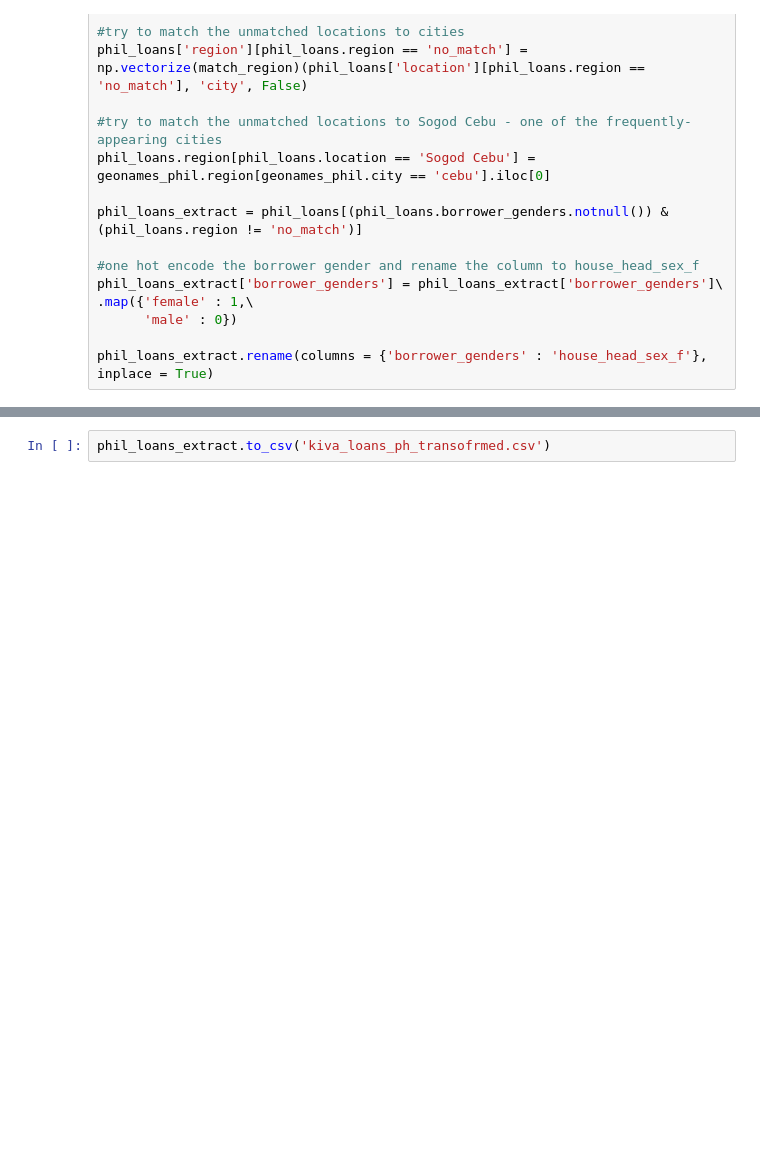
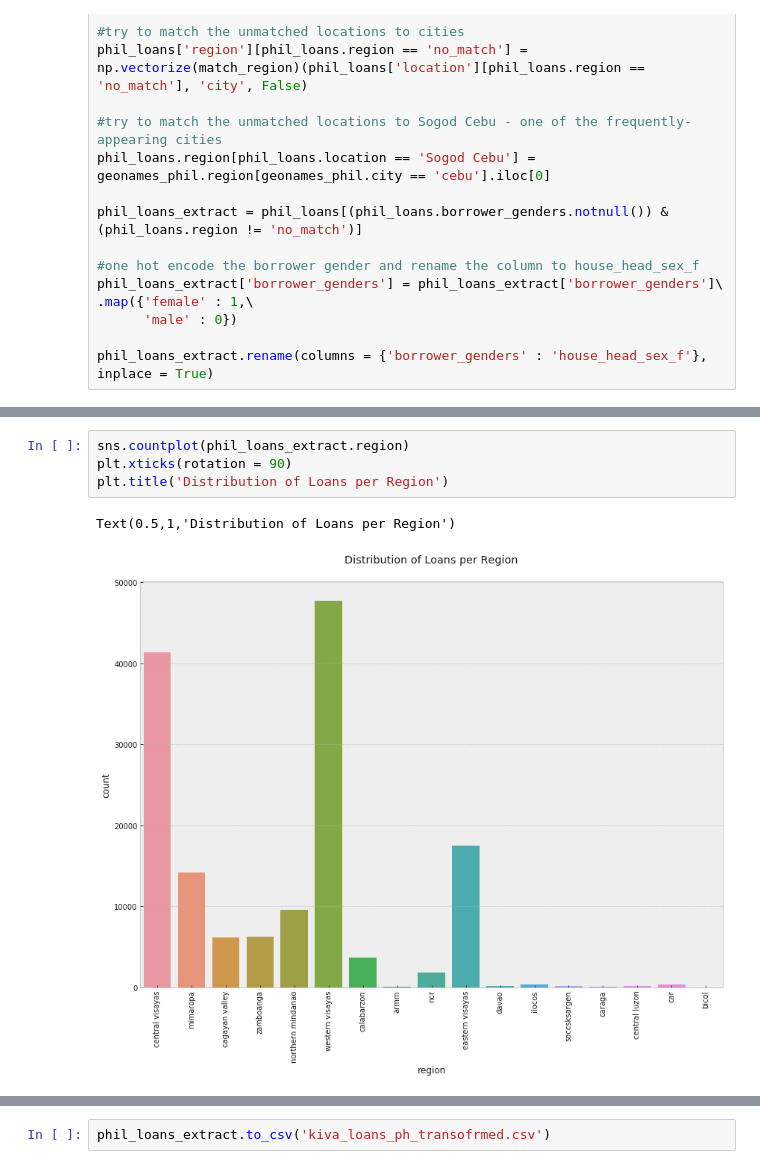
Before and after one commit to rossrco/kiva_ph_poverty_score, a Jupyter notebook: kiva_loan_region_matching.ipynb, the cells around one changed output, grey strips where cells are left out. Saved outputs shown, nothing was run; the diff lists cells and outputs as text; blank space fills up the shorter version.

```diff
--- a/kiva_loan_region_matching.ipynb
+++ b/kiva_loan_region_matching.ipynb
@@ -97,0 +117,7 @@ phil_loans_extract.rename(columns = {'borrower_genders' : 'house_head_sex_f'}, i
+# %%
+sns.countplot(phil_loans_extract.region)
+plt.xticks(rotation = 90)
+plt.title('Distribution of Loans per Region')
+# %% [output]
+Text(0.5,1,'Distribution of Loans per Region')
+[figure, added]
```
Also changed, not shown: parts of 4 cells of this notebook, 5 other files.
